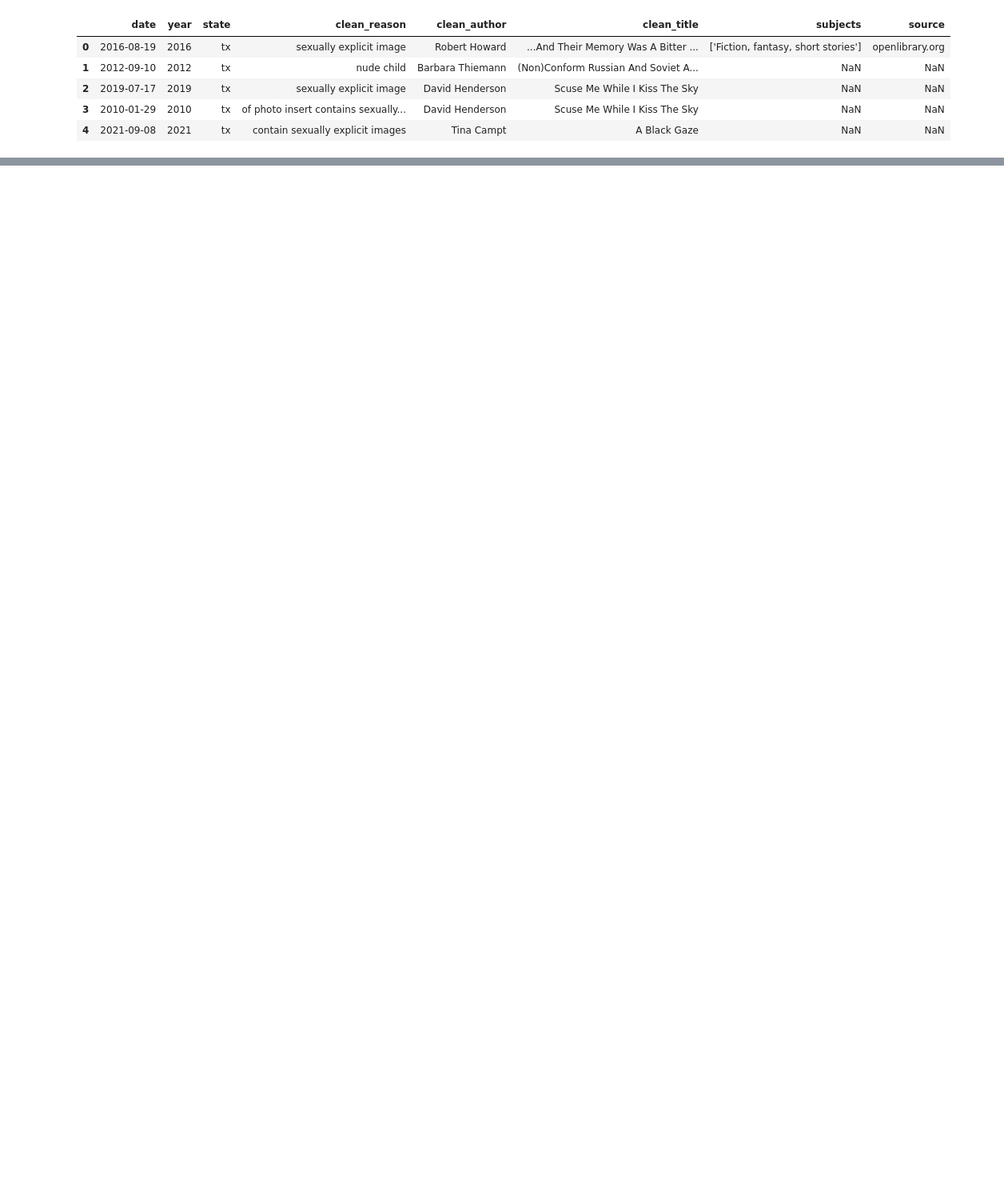
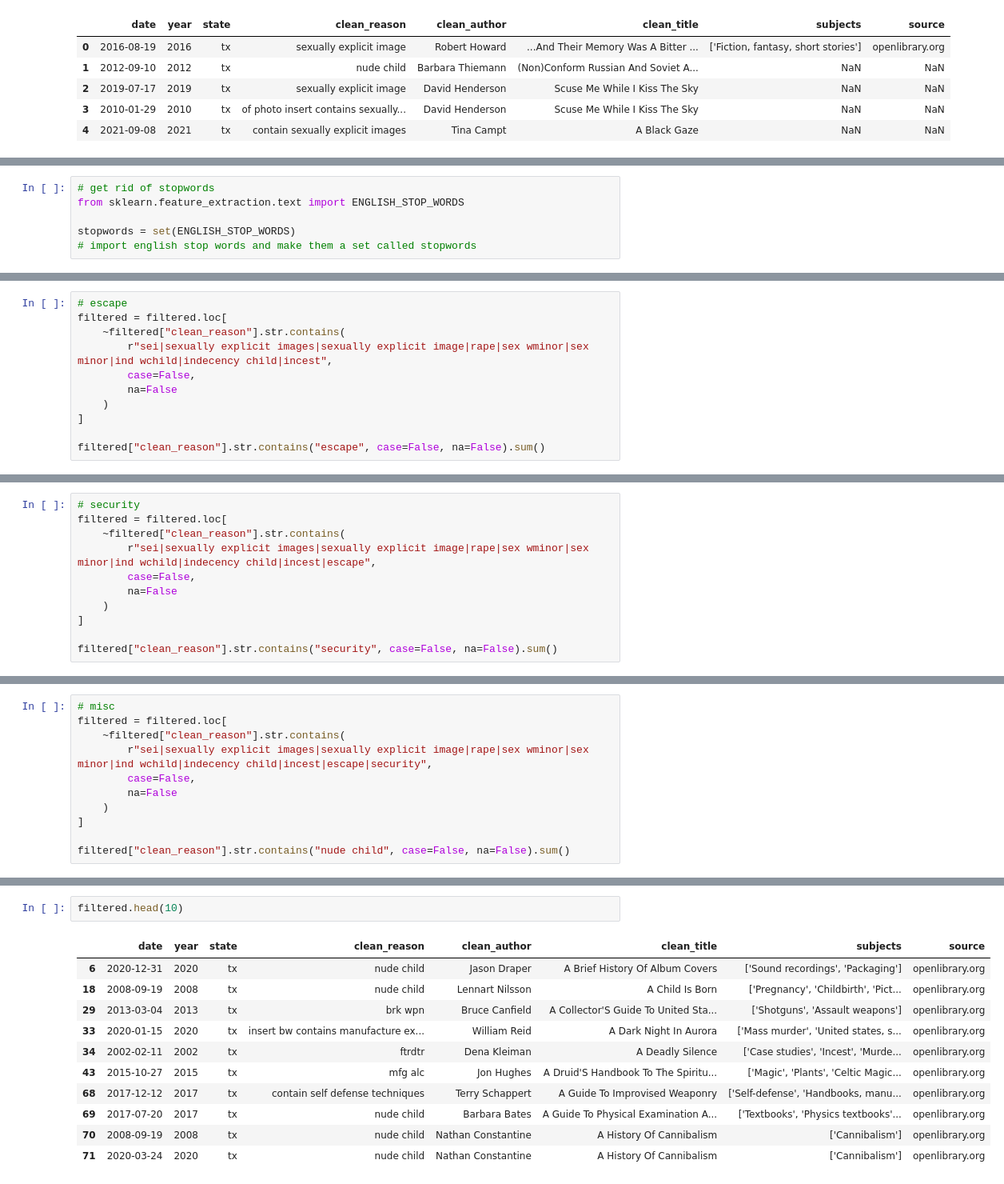
Before and after one commit to arpettey/python_bootcamp, a Jupyter notebook: Banned-Visualized.ipynb, the cells around one changed output, grey strips where cells are left out. Shown at 80% size. Saved outputs shown, nothing was run; the diff lists cells and outputs as text; blank space fills up the shorter version.

```diff
--- a/Banned-Visualized.ipynb
+++ b/Banned-Visualized.ipynb
@@ -222,0 +252,6 @@ merged.head()
+# %%
+# get rid of stopwords
+from sklearn.feature_extraction.text import ENGLISH_STOP_WORDS
+
+stopwords = set(ENGLISH_STOP_WORDS)
+# import english stop words and make them a set called stopwords
@@ -222,0 +408,11 @@ merged.head()
+# %%
+# escape
+filtered = filtered.loc[
+    ~filtered["clean_reason"].str.contains(
+        r"sei|sexually explicit images|sexually explicit image|rape|sex wminor|sex minor|ind wchild|indecency child|incest",
+        case=False,
+        na=False
+    )
+]
+
+filtered["clean_reason"].str.contains("escape", case=False, na=False).sum()
@@ -222,0 +421,11 @@ merged.head()
+# %%
+# security
+filtered = filtered.loc[
+    ~filtered["clean_reason"].str.contains(
+        r"sei|sexually explicit images|sexually explicit image|rape|sex wminor|sex minor|ind wchild|indecency child|incest|escape",
+        case=False,
+        na=False
+    )
+]
+
+filtered["clean_reason"].str.contains("security", case=False, na=False).sum()
@@ -222,0 +434,11 @@ merged.head()
+# %%
+# misc
+filtered = filtered.loc[
+    ~filtered["clean_reason"].str.contains(
+        r"sei|sexually explicit images|sexually explicit image|rape|sex wminor|sex minor|ind wchild|indecency child|incest|escape|security",
+        case=False,
+        na=False
+    )
+]
+
+filtered["clean_reason"].str.contains("nude child", case=False, na=False).sum()
@@ -222,0 +447,14 @@ merged.head()
+# %%
+filtered.head(10)
+# %% [output]
+|  | date | year | state | clean_reason | clean_author | clean_title | subjects | source |
+| 6 | 2020-12-31 | 2020 | tx | nude child | Jason Draper | A Brief History Of Album Covers | ['Sound recordings', 'Packaging'] | openlibrary.org |
+| 18 | 2008-09-19 | 2008 | tx | nude child | Lennart Nilsson | A Child Is Born | ['Pregnancy', 'Childbirth', 'Pict... | openlibrary.org |
+| 29 | 2013-03-04 | 2013 | tx | brk wpn | Bruce Canfield | A Collector'S Guide To United Sta... | ['Shotguns', 'Assault weapons'] | openlibrary.org |
+| 33 | 2020-01-15 | 2020 | tx | insert bw contains manufacture ex... | William Reid | A Dark Night In Aurora | ['Mass murder', 'United states, s... | openlibrary.org |
+| 34 | 2002-02-11 | 2002 | tx | ftrdtr | Dena Kleiman | A Deadly Silence | ['Case studies', 'Incest', 'Murde... | openlibrary.org |
+| 43 | 2015-10-27 | 2015 | tx | mfg alc | Jon Hughes | A Druid'S Handbook To The Spiritu... | ['Magic', 'Plants', 'Celtic Magic... | openlibrary.org |
+| 68 | 2017-12-12 | 2017 | tx | contain self defense techniques | Terry Schappert | A Guide To Improvised Weaponry | ['Self-defense', 'Handbooks, manu... | openlibrary.org |
+| 69 | 2017-07-20 | 2017 | tx | nude child | Barbara Bates | A Guide To Physical Examination A... | ['Textbooks', 'Physics textbooks'... | openlibrary.org |
+| 70 | 2008-09-19 | 2008 | tx | nude child | Nathan Constantine | A History Of Cannibalism | ['Cannibalism'] | openlibrary.org |
+| 71 | 2020-03-24 | 2020 | tx | nude child | Nathan Constantine | A History Of Cannibalism | ['Cannibalism'] | openlibrary.org |
```
Also changed, not shown: parts of 18 cells of this notebook.
